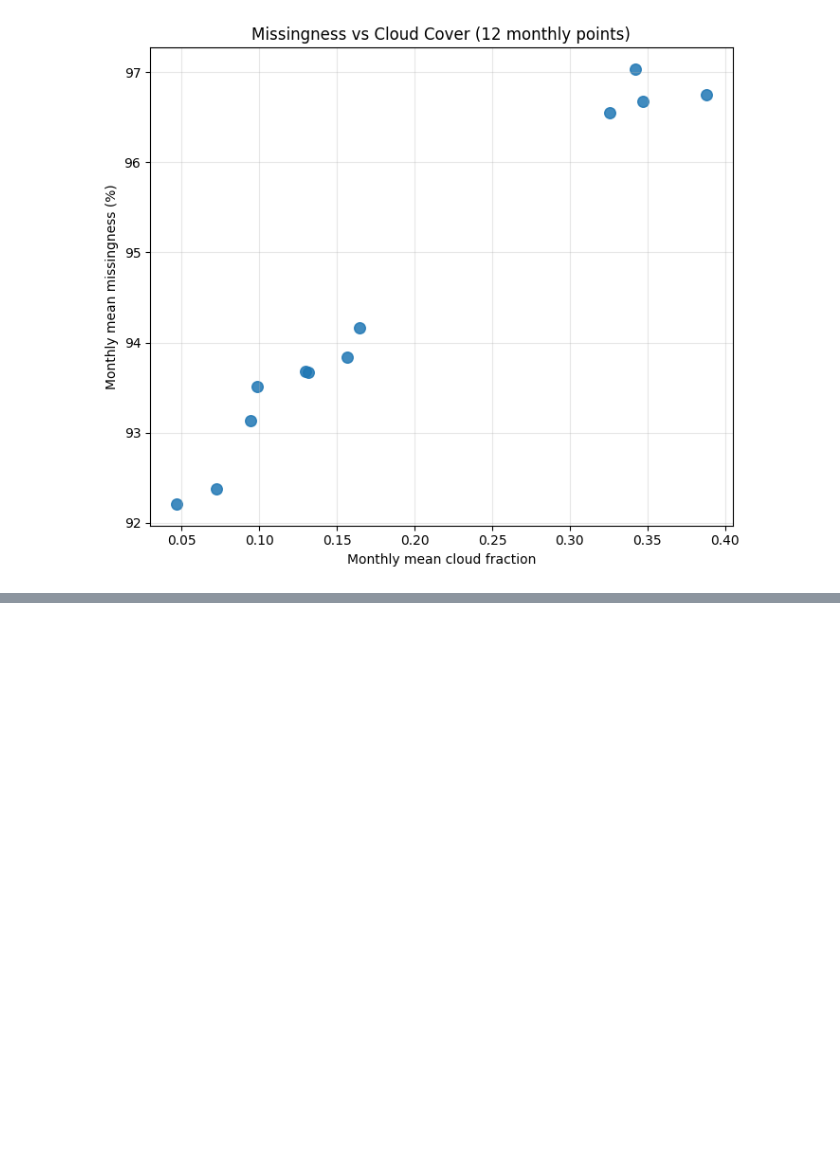
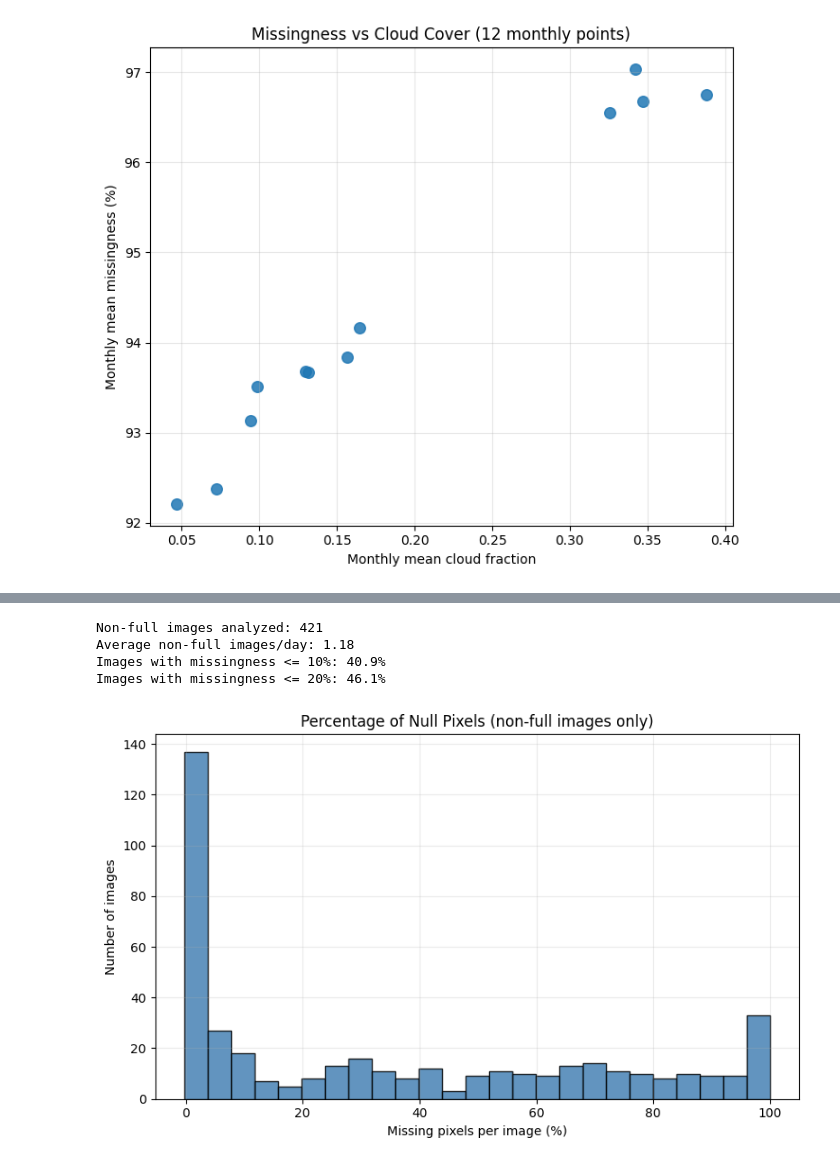
Before and after one commit to ArjSheth/ClimateConsciousImli, a Jupyter notebook: missingdata_analysis.ipynb, the cells around one changed output, grey strips where cells are left out. Saved outputs shown, nothing was run; the diff lists cells and outputs as text; code cells hidden in the pictures; blank space fills up the shorter version.

```diff
--- a/missingdata_analysis.ipynb
+++ b/missingdata_analysis.ipynb
@@ -236,0 +345,75 @@ plt.show()
+# %%
+# Missingness distribution for images that are not fully null/zero in the study region
+
+band = 'tropospheric_NO2_column_number_density'
+
+year_collection = (
+    collection
+    .filterDate(test_start, test_end)
+    .filterBounds(region)
+    .select(band)
+)
+
+def annotate_image(img):
+    # Regional mean NO2 (used to remove fully zero/null-like images)
+    mean_dict = img.reduceRegion(
+        reducer=ee.Reducer.mean(),
+        geometry=region,
+        scale=scale,
+        maxPixels=1e9,
+        bestEffort=True
+    )
+    mean_no2 = ee.Number(ee.Algorithms.If(mean_dict.contains(band), mean_dict.get(band), 0))
+
+    # Valid (unmasked) pixel count
+    valid_dict = img.mask().reduceRegion(
+        reducer=ee.Reducer.sum(),
+        geometry=region,
+        scale=scale,
+        maxPixels=1e9,
+        bestEffort=True
+    )
+    valid_count = ee.Number(ee.Algorithms.If(valid_dict.contains(band), valid_dict.get(band), 0))
+
+    missing_pct_img = ee.Number(1).subtract(valid_count.divide(pixel_count)).multiply(100)
+
+    return img.set({
+        'date': img.date().format('YYYY-MM-dd'),
+        'mean_no2': mean_no2,
+        'valid_count': valid_count,
+        'missing_pct_img': missing_pct_img
+    })
+
+annotated = year_collection.map(annotate_image)
+non_full = annotated.filter(ee.Filter.gt('mean_no2', 0))
+
+img_missing = np.array(non_full.aggregate_array('missing_pct_img').getInfo(), dtype=float)
+img_dates = pd.to_datetime(non_full.aggregate_array('date').getInfo())
+
+if img_missing.size == 0:
+    print("No non-full images found for the selected period/region.")
+else:
+    daily_non_full = pd.Series(1, index=img_dates).groupby(img_dates.date).sum()
+    avg_non_full_per_day = daily_non_full.mean()
+    p10 = (img_missing <= 10).mean() * 100
+    p20 = (img_missing <= 20).mean() * 100
+
+    print(f"Non-full images analyzed: {img_missing.size}")
+    print(f"Average non-full images/day: {avg_non_full_per_day:.2f}")
+    print(f"Images with missingness <= 10%: {p10:.1f}%")
+    print(f"Images with missingness <= 20%: {p20:.1f}%")
+
+    plt.figure(figsize=(8, 5))
+    plt.hist(img_missing, bins=25, color='steelblue', edgecolor='black', alpha=0.85)
+    plt.xlabel("Missing pixels per image (%)")
+    plt.ylabel("Number of images")
+    plt.title("Percentage of Null Pixels (non-full images only)")
+    plt.grid(alpha=0.25)
+    plt.tight_layout()
+    plt.show()
+# %% [output]
+Non-full images analyzed: 421
+Average non-full images/day: 1.18
+Images with missingness <= 10%: 40.9%
+Images with missingness <= 20%: 46.1%
+[figure, added]
```
Also changed, not shown: parts of 4 cells of this notebook.
